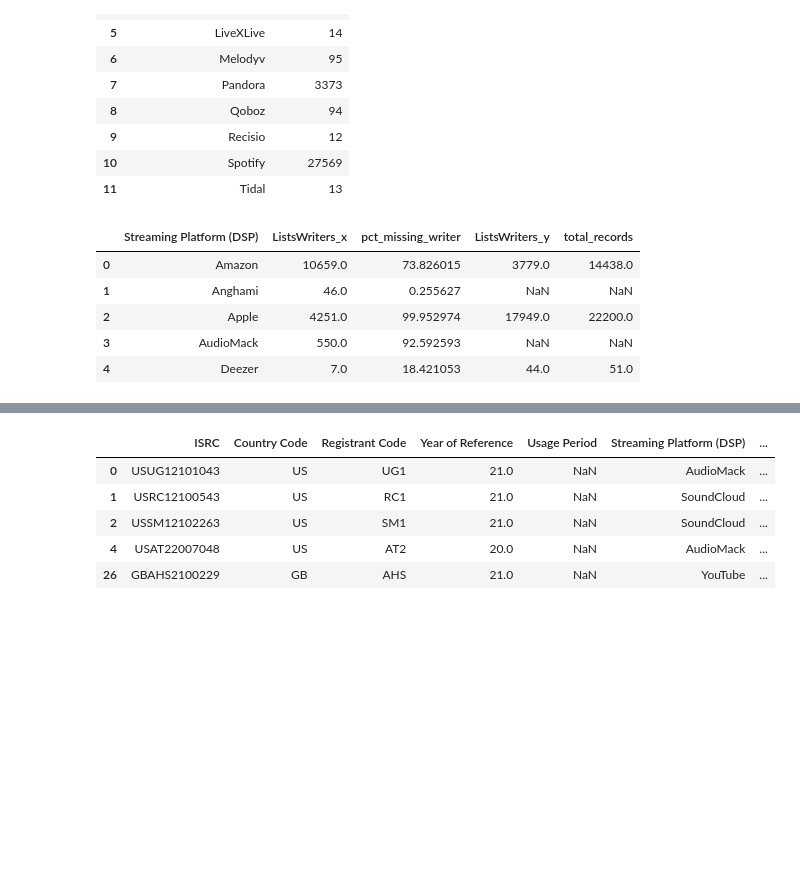
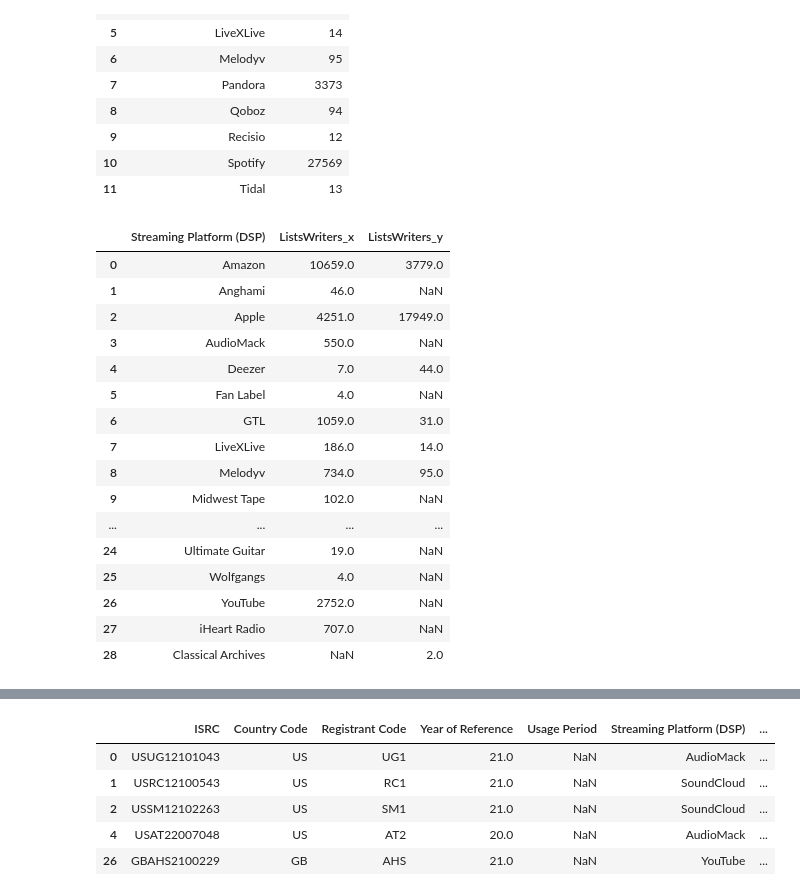
Before and after one commit to NSS-Data-Analytics-Cohort-6/mlc-project-count-dracula, a Jupyter notebook: notebooks/MLC_new.ipynb, the cells around one changed output, grey strips where cells are left out. Saved outputs shown, nothing was run; the diff lists cells and outputs as text; code cells hidden in the pictures; blank space fills up the shorter version.

```diff
--- a/notebooks/MLC_new.ipynb
+++ b/notebooks/MLC_new.ipynb
@@ -100,14 +100,25 @@ haswriter
 # %%
 songwritersall=pd.merge(nowriter,haswriter, how='outer', on=['Streaming Platform (DSP)'])
 # %%
-songwritersall.head()
+songwritersall
 # %% [output]
-|  | Streaming Platform (DSP) | ListsWriters_x | pct_missing_writer | ListsWriters_y | total_records |
-| 0 | Amazon | 10659.0 | 73.826015 | 3779.0 | 14438.0 |
-| 1 | Anghami | 46.0 | 0.255627 | NaN | NaN |
-| 2 | Apple | 4251.0 | 99.952974 | 17949.0 | 22200.0 |
-| 3 | AudioMack | 550.0 | 92.592593 | NaN | NaN |
-| 4 | Deezer | 7.0 | 18.421053 | 44.0 | 51.0 |
+|  | Streaming Platform (DSP) | ListsWriters_x | ListsWriters_y |
+| 0 | Amazon | 10659.0 | 3779.0 |
+| 1 | Anghami | 46.0 | NaN |
+| 2 | Apple | 4251.0 | 17949.0 |
+| 3 | AudioMack | 550.0 | NaN |
+| 4 | Deezer | 7.0 | 44.0 |
+| 5 | Fan Label | 4.0 | NaN |
+| 6 | GTL | 1059.0 | 31.0 |
+| 7 | LiveXLive | 186.0 | 14.0 |
+| 8 | Melodyv | 734.0 | 95.0 |
+| 9 | Midwest Tape | 102.0 | NaN |
+| ... | ... | ... | ... |
+| 24 | Ultimate Guitar | 19.0 | NaN |
+| 25 | Wolfgangs | 4.0 | NaN |
+| 26 | YouTube | 2752.0 | NaN |
+| 27 | iHeart Radio | 707.0 | NaN |
+| 28 | Classical Archives | NaN | 2.0 |
 # %%
 songwritersall['total_records']=songwritersall.ListsWriters_x+songwritersall.ListsWriters_y #create a total records column for final calculation
 # %%
```
Also changed, not shown: parts of 14 cells of this notebook.
